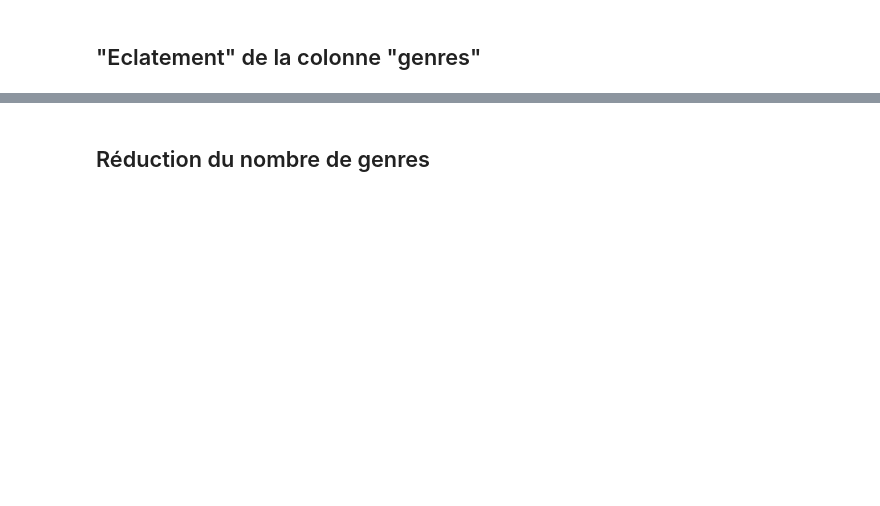
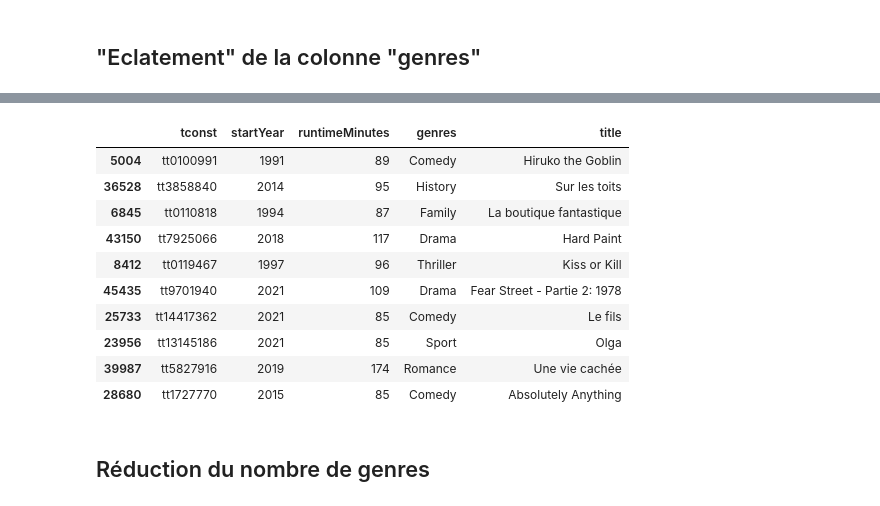
Before and after one commit to Miche5967/Projet_WCS_02_Systeme_recommandation_films, a Jupyter notebook: data_analyses_to_streamlit.ipynb, the cells around one changed output, grey strips where cells are left out. Cells and saved outputs as stored; diff of their text form; code cells hidden in the pictures; blank space fills up the shorter version.

```diff
--- a/data_analyses_to_streamlit.ipynb
+++ b/data_analyses_to_streamlit.ipynb
@@ -227,3 +257,17 @@ memory usage: 3.9 MB
+# %%
+df_movie_title_fr_recent_years_exploded.sample(10)
+# %% [output]
+|  | tconst | startYear | runtimeMinutes | genres | title |
+| 5004 | tt0100991 | 1991 | 89 | Comedy | Hiruko the Goblin |
+| 36528 | tt3858840 | 2014 | 95 | History | Sur les toits |
+| 6845 | tt0110818 | 1994 | 87 | Family | La boutique fantastique |
+| 43150 | tt7925066 | 2018 | 117 | Drama | Hard Paint |
+| 8412 | tt0119467 | 1997 | 96 | Thriller | Kiss or Kill |
+| 45435 | tt9701940 | 2021 | 109 | Drama | Fear Street - Partie 2: 1978 |
+| 25733 | tt14417362 | 2021 | 85 | Comedy | Le fils |
+| 23956 | tt13145186 | 2021 | 85 | Sport | Olga |
+| 39987 | tt5827916 | 2019 | 174 | Romance | Une vie cachée |
+| 28680 | tt1727770 | 2015 | 85 | Comedy | Absolutely Anything |
 # %% [markdown]
 ## Réduction du nombre de genres
 # %%
```
Also changed, not shown: parts of 20 cells of this notebook.
